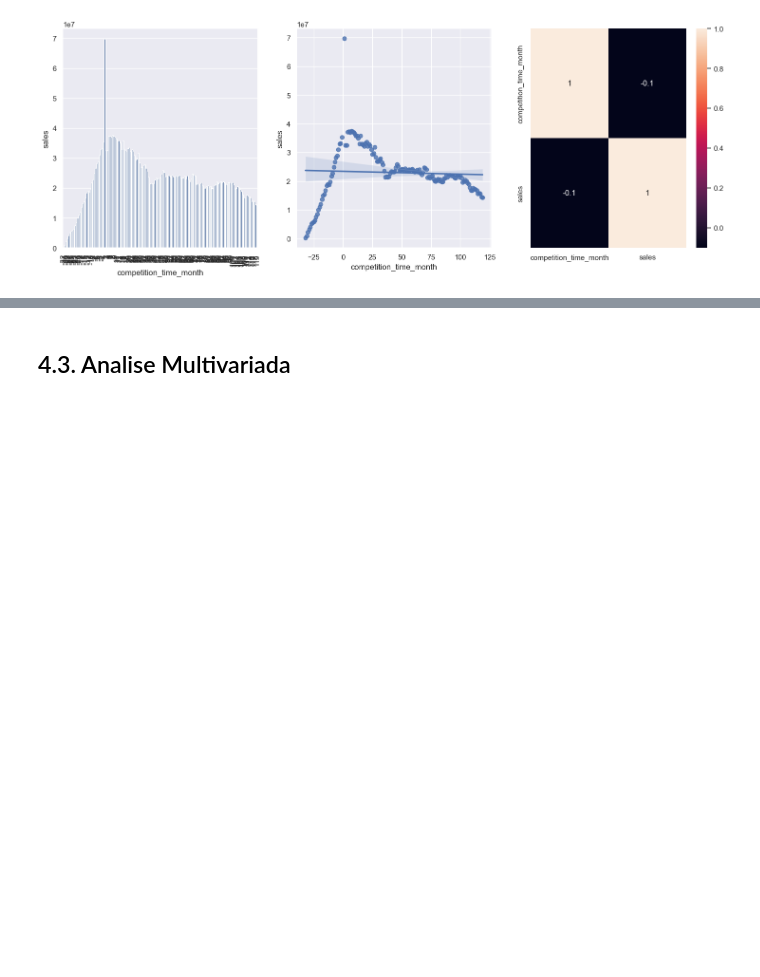
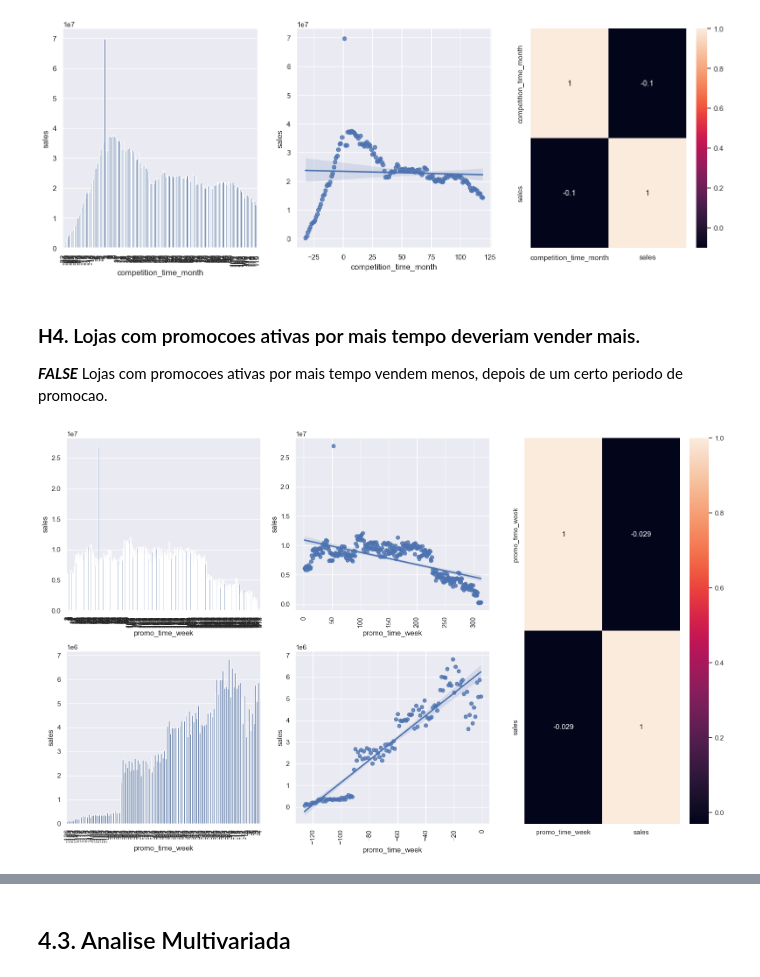
Before and after one commit to HugogabrielDS/rossmann_store_sales, a Jupyter notebook: sales_store_prediction.ipynb, the cells around one changed output, grey strips where cells are left out. Drawn from its saved outputs; the diff is of its cells as text; code cells hidden in the pictures; blank space fills up the shorter version.

```diff
--- a/sales_store_prediction.ipynb
+++ b/sales_store_prediction.ipynb
@@ -532,3 +534,42 @@ sns.regplot( x='competition_time_month', y='sales', data=aux2, ax=axes[1] );
 sns.heatmap( aux1.corr(method='pearson'), annot=True, ax=axes[2] );
 # %% [output]
 [figure]
+# %% [markdown]
+### **H4.** Lojas com promocoes ativas por mais tempo deveriam vender mais.
+***FALSE*** Lojas com promocoes ativas por mais tempo vendem menos, depois de um certo periodo de promocao.
+# %%
+# Supondo que df4 já esteja definido e carregado corretamente
+fig = plt.figure(figsize=(16, 10))
+gs = GridSpec(2, 3, figure=fig)
+
+# Agrupamento e somatório
+aux1 = df4[['promo_time_week', 'sales']].groupby('promo_time_week').sum().reset_index()
+
+# Promoções estendidas
+ax1 = plt.subplot2grid((2, 3), (0, 0))
+ax2 = plt.subplot2grid((2, 3), (0, 1))
+ax3 = plt.subplot2grid((2, 3), (1, 0))
+ax4 = plt.subplot2grid((2, 3), (1, 1))
+ax5 = plt.subplot2grid((2, 3), (0, 2), rowspan=2) # Heatmap ocupando duas linhas
+
+aux2 = aux1[aux1['promo_time_week'] > 0]
+sns.barplot(x='promo_time_week', y='sales', data=aux2, ax=ax1)
+sns.regplot(x='promo_time_week', y='sales', data=aux2, ax=ax2)
+
+aux3 = aux1[aux1['promo_time_week'] < 0]
+sns.barplot(x='promo_time_week', y='sales', data=aux3, ax=ax3)
+sns.regplot(x='promo_time_week', y='sales', data=aux3, ax=ax4)
+
+# Heatmap ocupando as duas linhas
+sns.heatmap(aux1.corr(method='pearson'), annot=True, ax=ax5)
+
+# Ajustando a rotação dos rótulos no eixo x
+ax1.tick_params(axis='x', rotation=90)
+ax2.tick_params(axis='x', rotation=90)
+ax3.tick_params(axis='x', rotation=90)
+ax4.tick_params(axis='x', rotation=90)
+
+plt.tight_layout()
+plt.show()
+# %% [output]
+[figure, added]
```
Also changed, not shown: parts of 5 cells of this notebook.
